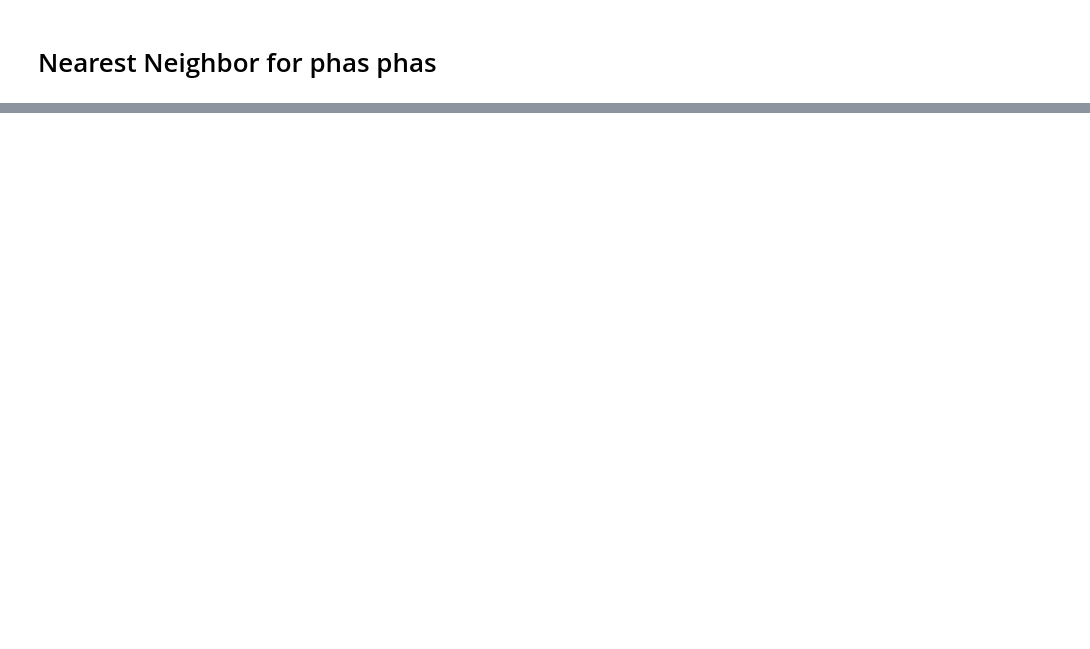
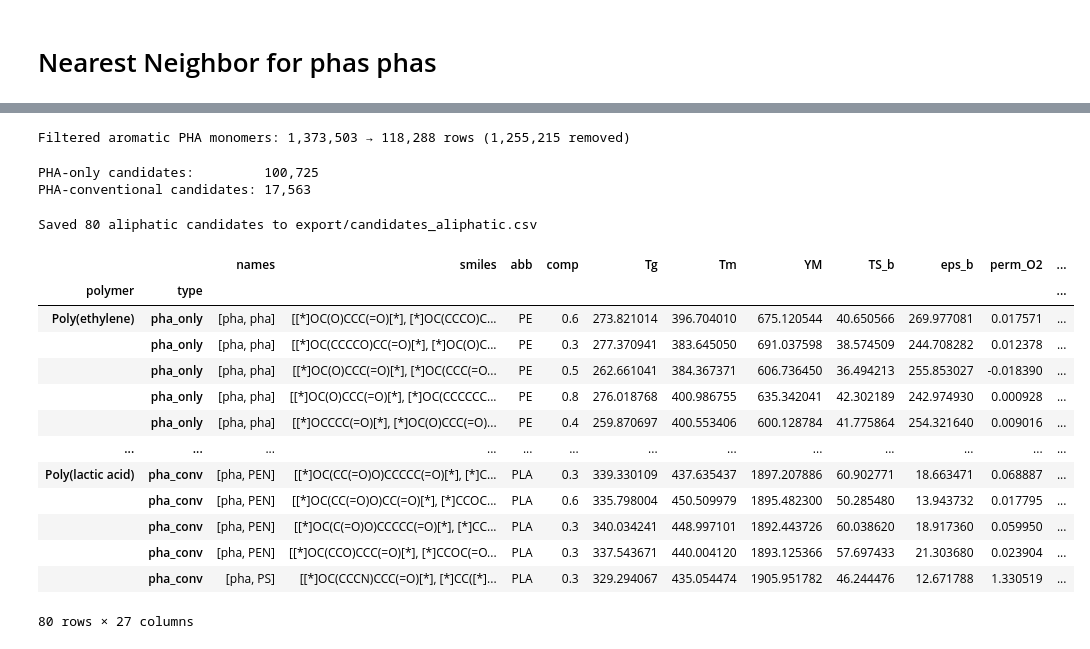
Before and after one commit to chakratech/predictive_bioplastic_design, a Jupyter notebook: bioplastic_design/screening.ipynb, the cells around one changed output, grey strips where cells are left out. Drawn from its saved outputs; the diff is of its cells as text; code cells hidden in the pictures; blank space fills up the shorter version.

```diff
--- a/bioplastic_design/screening.ipynb
+++ b/bioplastic_design/screening.ipynb
@@ -119,0 +179,77 @@ for name, gr in df_res.reset_index().groupby(by="abb", sort=False):
+# %%
+from utils.chemistry import has_aromatic_atoms
+
+def row_has_aromatic_pha(row):
+    """Check if any PHA monomer in this row contains aromatic atoms."""
+    for name, smi in zip(row['names'], row['smiles']):
+        if name == 'pha' and has_aromatic_atoms(smi):
+            return True
+    return False
+
+n_before = len(df)
+df_aliphatic = df[~df.apply(row_has_aromatic_pha, axis=1)]
+n_after = len(df_aliphatic)
+
+print(f"Filtered aromatic PHA monomers: {n_before:,} → {n_after:,} rows ({n_before - n_after:,} removed)")
+# %% [output]
+Filtered aromatic PHA monomers: 1,373,503 → 118,288 rows (1,255,215 removed)
+# %%
+df_pha_only_ali = df_aliphatic[df_aliphatic.names.apply(lambda x: tuple(x) == ('pha', 'pha'))]
+nn_pha_ali = NearestNeighbors(**params).fit(df_pha_only_ali[search_props])
+
+df_pha_conv_ali = df_aliphatic[df_aliphatic.names.apply(lambda x: tuple(x) != ('pha', 'pha'))]
+nn_conv_ali = NearestNeighbors(**params).fit(df_pha_conv_ali[search_props])
+
+print(f"PHA-only candidates:         {len(df_pha_only_ali):,}")
+print(f"PHA-conventional candidates: {len(df_pha_conv_ali):,}")
+# %% [output]
+PHA-only candidates:         100,725
+PHA-conventional candidates: 17,563
+# %%
+results_ali = []
+for n, row in df_exp.iterrows():
+    r = row[search_props]
+
+    dist, idx = nn_pha_ali.kneighbors(r.to_frame().T, n_neighbors)
+    res = df_pha_only_ali.iloc[idx[0]].copy()
+    res.insert(0, 'polymer', row.Polymer)
+    res.insert(1, 'abb', row['Abb.'])
+    res.insert(1, 'type', 'pha_only')
+    diff = res[search_props] - r.to_frame().T.values
+    diff = diff.add_prefix('d_')
+    res = pd.concat([res, diff], axis=1)
+    results_ali.append(res)
+
+    dist, idx = nn_conv_ali.kneighbors(r.to_frame().T, n_neighbors)
+    res = df_pha_conv_ali.iloc[idx[0]].copy()
+    res.insert(0, 'polymer', row.Polymer)
+    res.insert(1, 'abb', row['Abb.'])
+    res.insert(2, 'type', 'pha_conv')
+    diff = res[search_props] - r.to_frame().T.values
+    diff = diff.add_prefix('d_')
+    res = pd.concat([res, diff], axis=1)
+    results_ali.append(res)
+
+df_res_ali = pd.concat(results_ali).set_index(['polymer', 'type'])
+df_res_ali.insert(0, 'smiles', df_res_ali.pop('smiles'))
+df_res_ali.insert(0, 'names', df_res_ali.pop('names'))
+
+df_res_ali.to_csv(pp / 'candidates_aliphatic.csv')
+print(f"Saved {len(df_res_ali)} aliphatic candidates to export/candidates_aliphatic.csv")
+df_res_ali
+# %% [output]
+Saved 80 aliphatic candidates to export/candidates_aliphatic.csv
+|  |  | names | smiles | abb | comp | Tg | Tm | YM | TS_b | eps_b | perm_O2 | ... |
+| polymer | type |  |  |  |  |  |  |  |  |  |  | ... |
+| Poly(ethylene) | pha_only | [pha, pha] | [[*]OC(O)CCC(=O)[*], [*]OC(CCCO)C... | PE | 0.6 | 273.821014 | 396.704010 | 675.120544 | 40.650566 | 269.977081 | 0.017571 | ... |
+|  | pha_only | [pha, pha] | [[*]OC(CCCCO)CC(=O)[*], [*]OC(O)C... | PE | 0.3 | 277.370941 | 383.645050 | 691.037598 | 38.574509 | 244.708282 | 0.012378 | ... |
+|  | pha_only | [pha, pha] | [[*]OC(O)CCC(=O)[*], [*]OC(CCC(=O... | PE | 0.5 | 262.661041 | 384.367371 | 606.736450 | 36.494213 | 255.853027 | -0.018390 | ... |
+|  | pha_only | [pha, pha] | [[*]OC(O)CCC(=O)[*], [*]OC(CCCCCC... | PE | 0.8 | 276.018768 | 400.986755 | 635.342041 | 42.302189 | 242.974930 | 0.000928 | ... |
+|  | pha_only | [pha, pha] | [[*]OCCCC(=O)[*], [*]OC(O)CCC(=O)... | PE | 0.4 | 259.870697 | 400.553406 | 600.128784 | 41.775864 | 254.321640 | 0.009016 | ... |
+| ... | ... | ... | ... | ... | ... | ... | ... | ... | ... | ... | ... | ... |
+| Poly(lactic acid) | pha_conv | [pha, PEN] | [[*]OC(CC(=O)O)CCCCC(=O)[*], [*]C... | PLA | 0.3 | 339.330109 | 437.635437 | 1897.207886 | 60.902771 | 18.663471 | 0.068887 | ... |
+|  | pha_conv | [pha, PEN] | [[*]OC(CC(=O)O)CC(=O)[*], [*]CCOC... | PLA | 0.6 | 335.798004 | 450.509979 | 1895.482300 | 50.285480 | 13.943732 | 0.017795 | ... |
+|  | pha_conv | [pha, PEN] | [[*]OC(C(=O)O)CCCCC(=O)[*], [*]CC... | PLA | 0.3 | 340.034241 | 448.997101 | 1892.443726 | 60.038620 | 18.917360 | 0.059950 | ... |
+|  | pha_conv | [pha, PEN] | [[*]OC(CCO)CCC(=O)[*], [*]CCOC(=O... | PLA | 0.3 | 337.543671 | 440.004120 | 1893.125366 | 57.697433 | 21.303680 | 0.023904 | ... |
+|  | pha_conv | [pha, PS] | [[*]OC(CCCN)CCC(=O)[*], [*]CC([*]... | PLA | 0.3 | 329.294067 | 435.054474 | 1905.951782 | 46.244476 | 12.671788 | 1.330519 | ... |
+80 rows × 27 columns
```
Also changed, not shown: parts of 5 cells of this notebook, 4 other files.
